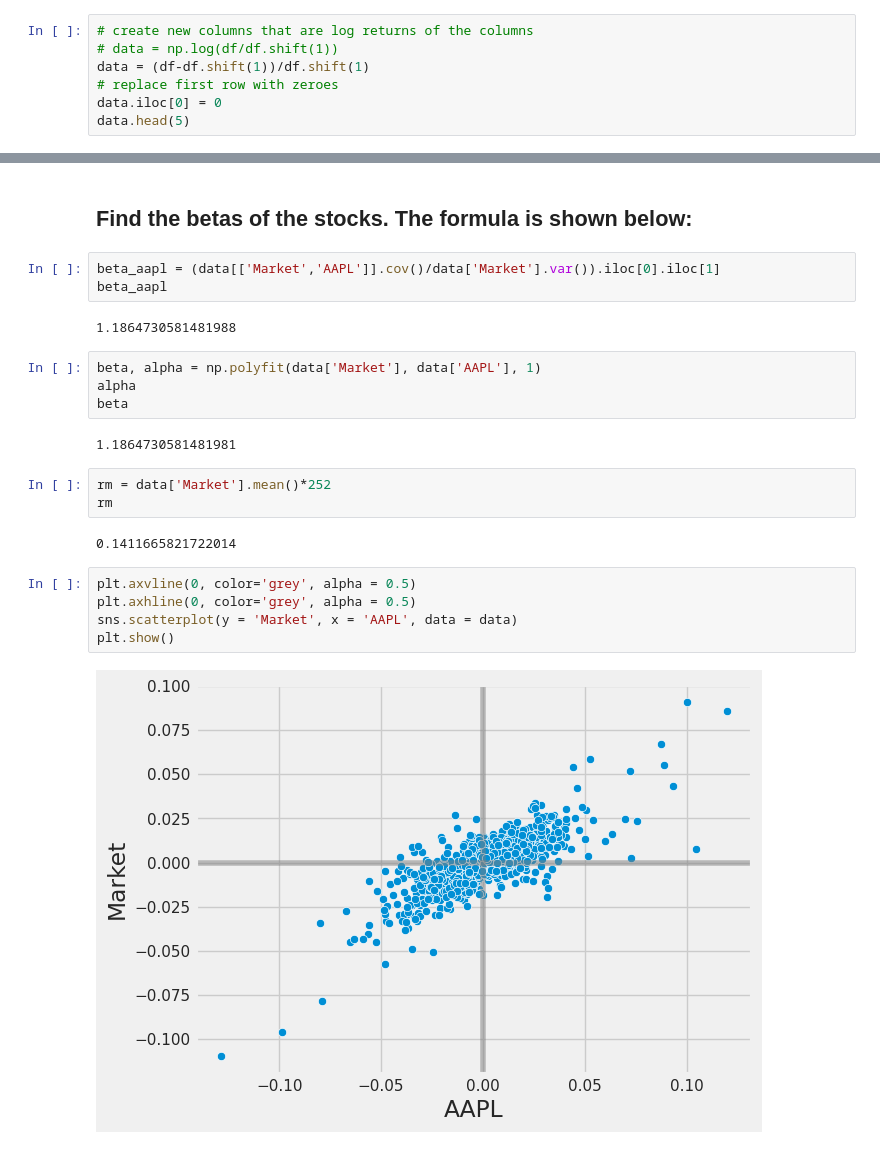
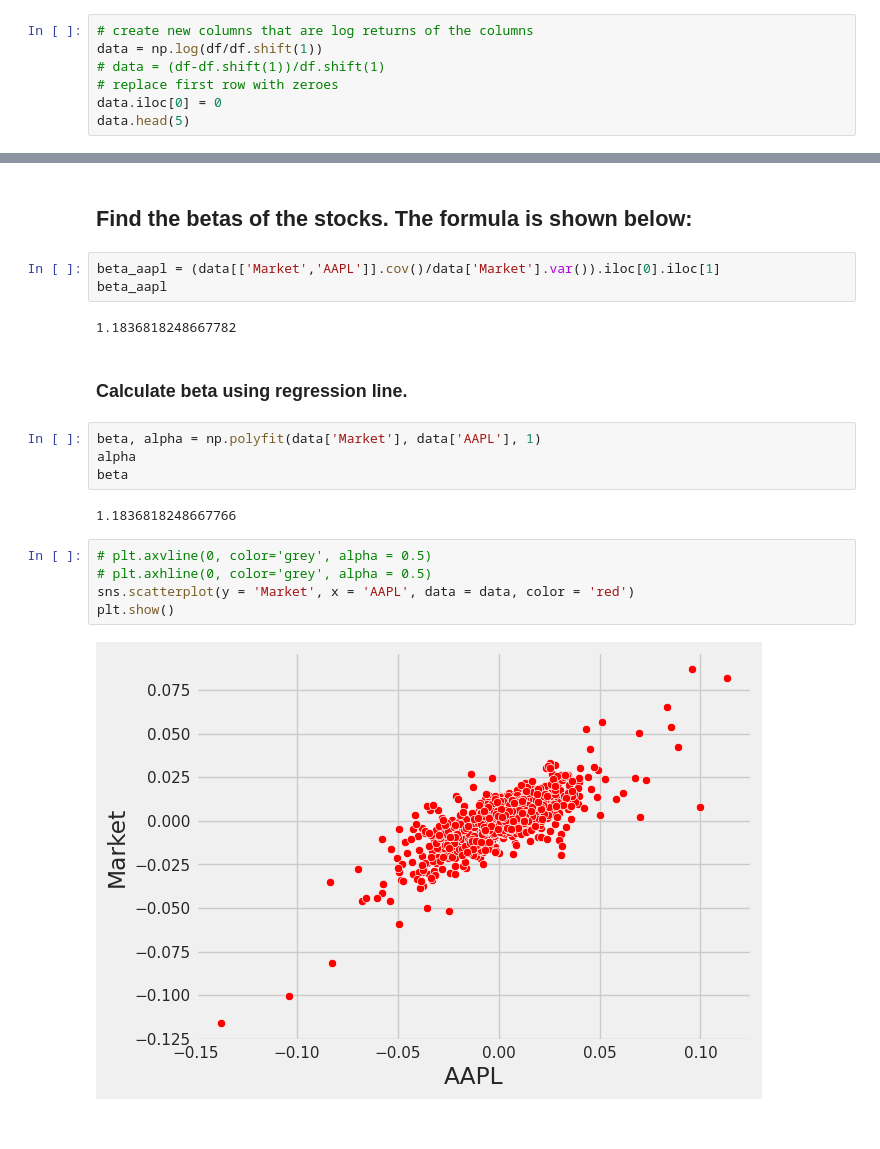
Before and after one commit to JyothsnaGH/PythonforFinance, a Jupyter notebook: FinancialDataAnalysis.ipynb, the cells around one changed output, grey strips where cells are left out. Saved outputs shown, nothing was run; the diff lists cells and outputs as text.

```diff
--- a/FinancialDataAnalysis.ipynb
+++ b/FinancialDataAnalysis.ipynb
@@ -150,7 +150,7 @@ log(Today's Price/yesterday's price +1)
 # %%
 # create new columns that are log returns of the columns
-# data = np.log(df/df.shift(1))
-data = (df-df.shift(1))/df.shift(1)
+data = np.log(df/df.shift(1))
+# data = (df-df.shift(1))/df.shift(1)
 # replace first row with zeroes
 data.iloc[0] = 0
 data.head(5)
@@ -168,24 +168,21 @@ data.head(5)
 beta_aapl = (data[['Market','AAPL']].cov()/data['Market'].var()).iloc[0].iloc[1]
 beta_aapl
 # %% [output]
-1.1864730581481988
+1.1836818248667782
+# %% [markdown]
+### Calculate beta using regression line.
 # %%
 beta, alpha = np.polyfit(data['Market'], data['AAPL'], 1)
 alpha
 beta
 # %% [output]
-1.1864730581481981
+1.1836818248667766
-# %%
-rm = data['Market'].mean()*252
-rm
-# %% [output]
-0.1411665821722014
 # %%
-plt.axvline(0, color='grey', alpha = 0.5)
-plt.axhline(0, color='grey', alpha = 0.5)
-sns.scatterplot(y = 'Market', x = 'AAPL', data = data)
+# plt.axvline(0, color='grey', alpha = 0.5)
+# plt.axhline(0, color='grey', alpha = 0.5)
+sns.scatterplot(y = 'Market', x = 'AAPL', data = data, color = 'red')
 plt.show()
 # %% [output]
-[figure, old version]
+[figure, new version]
 # %%
 sns.scatterplot(y = 'AAPL', x = 'Market', data = data, label = 'Returns')
```
Also changed, not shown: parts of 10 cells of this notebook.
